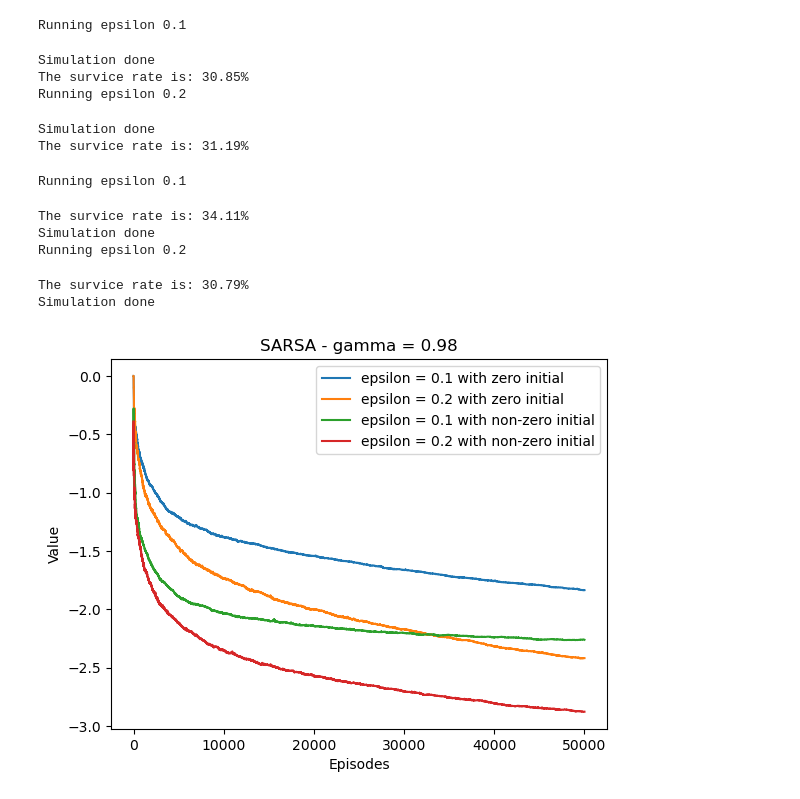
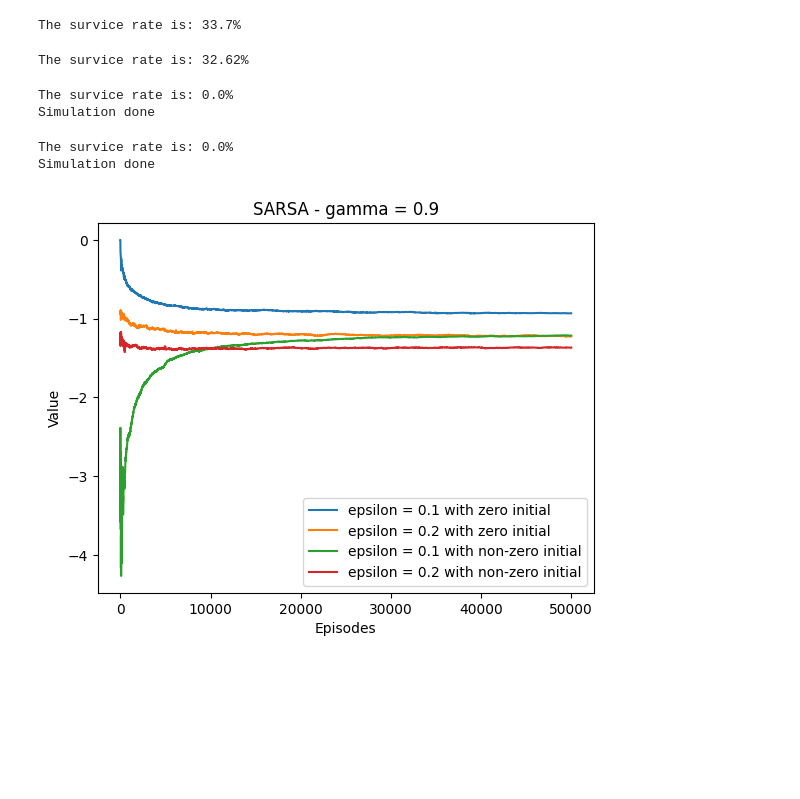
Before and after one commit to tawsiislam/RL_labs, a Jupyter notebook: lab1/SARSA_All_in_one.ipynb, the cells around one changed output. Cells and saved outputs as stored; diff of their text form; code cells hidden in the pictures; blank space fills up the shorter version.

Commit message:
SARSA

```diff
--- a/lab1/SARSA_All_in_one.ipynb
+++ b/lab1/SARSA_All_in_one.ipynb
@@ -3,7 +3,6 @@
 import numpy as np
 import matplotlib.pyplot as plt
 import problem1_bonus as mz_b
-import copy
 maze_mat = np.array([
                 [0, 0, 1, 0, 0, 0, 0, 0],
                 [0, 0, 1, 0, 0, 1, 0, 0],
@@ -21,20 +20,17 @@ n_states  = env.n_states
 n_actions = env.n_actions
 # Finite horizon
 no_episodes = 50000
-t_horizon = 200
+t_horizon = 300
 alpha = 2/3
-gamma = 49/50
+gamma = 45/50
 n=10000
-epsilon_list = [0.1]
+epsilon_list = [0.1,0.2]
 start  = ((0, 0),(6, 5),0)
-value_mat = []
+value_mat = [[],[]]
 probability_list =[]
 Q_init = np.zeros((n_states, n_actions))
 # Solve the MDP problem with dynamic programming
-print("Running epsilon "+str(epsilon_list[0]))
-np.random.seed(123)
-Q, policy, value_list_1 = mz_b.SARSA(env,copy.deepcopy(Q_init),start,no_episodes,t_horizon,alpha,gamma,epsilon_list[0])
-print("Simulation done")
+Q, policy, value_list_1 = mz_b.SARSA(env,Q_init,start,no_episodes,t_horizon,alpha,gamma,epsilon_list[0])
 success = 0
 for _ in range(n):
     path = env.simulate(start, policy, 'ValIter')
@@ -43,10 +39,7 @@ for _ in range(n):
 probability_list.append(success/n)
 print("The survice rate is: "+str(100*success/n)+"%")
 value_mat[0] = value_list_1
-print("Running epsilon "+str(epsilon_list[1]))
-np.random.seed(123)
-Q, policy1, value_list_2 = mz_b.SARSA(env,copy.deepcopy(Q_init),start,no_episodes,t_horizon,alpha,gamma,epsilon_list[1])
-print("Simulation done")
+Q, policy1, value_list_2 = mz_b.SARSA(env,Q_init,start,no_episodes,t_horizon,alpha,gamma,epsilon_list[1])
 success = 0
 for _ in range(n):
     path = env.simulate(start, policy, 'ValIter')
@@ -62,37 +55,39 @@ value_mat[1] = value_list_2
 #print(path)
 #mz_b.animate_solution(maze_mat, path)
 # %% [output]
-Running epsilon 0.1
+The survice rate is: 33.7%
-Simulation done
-The survice rate is: 30.85%
-Running epsilon 0.2
+The survice rate is: 32.62%
-Simulation done
-The survice rate is: 31.19%
 # %%
 #random Q_init
-np.random.seed(123)
-Q_init = -np.random.uniform(0, 2, (n_states, n_actions))
+Q_init = -np.random.uniform(1, 20, (n_states, n_actions))
 for s in range(n_states):
     if env.states[s][0] == env.states[s][1] or (env.maze[env.states[s][0]]==2 and env.states[s][2] == 1):
         Q_init[s,:]=np.zeros(n_actions)
 for epsilon in epsilon_list:
-    print("Running epsilon "+str(epsilon))
-    np.random.seed(123)
-    Q, policy, value_list = mz_b.SARSA(env,copy.deepcopy(Q_init),start,no_episodes,t_horizon,alpha,gamma,epsilon)
+    value_list = []
+    Q, policy, value_list = mz_b.SARSA(env,Q_init,start,no_episodes,t_horizon,alpha,gamma,epsilon)
     value_mat.append(value_list)
     success = 0
     for _ in range(n):
         path = env.simulate(start, policy, 'ValIter')
         if path[-1][0] == (6, 5) and path[-1][2]==1:
             success += 1
     probability_list.append(success/n)
-    print("The survival rate is: "+str(100*success/n)+"%")
+    print("The survice rate is: "+str(100*success/n)+"%")
     print("Simulation done")
+plt.plot(value_mat[0])
+plt.plot(value_mat[1])
+plt.plot(value_mat[2])
+plt.plot(value_mat[3])
+plt.ylabel('Value')
+plt.xlabel('Episodes')
+plt.title('SARSA - gamma = '+str(gamma))
+plt.legend(['epsilon = 0.1 with zero initial', 'epsilon = 0.2 with zero initial',
+            'epsilon = 0.1 with non-zero initial', 'epsilon = 0.2 with non-zero initial'])
+plt.show()
 # %% [output]
-Running epsilon 0.1
+The survice rate is: 0.0%
+Simulation done
-The survice rate is: 34.11%
+The survice rate is: 0.0%
 Simulation done
-Running epsilon 0.2
-The survice rate is: 30.79%
-Simulation done
-[figure, old version]
+[figure, new version]
```
Also changed, not shown: parts of 3 cells of this notebook, 6 other files.
